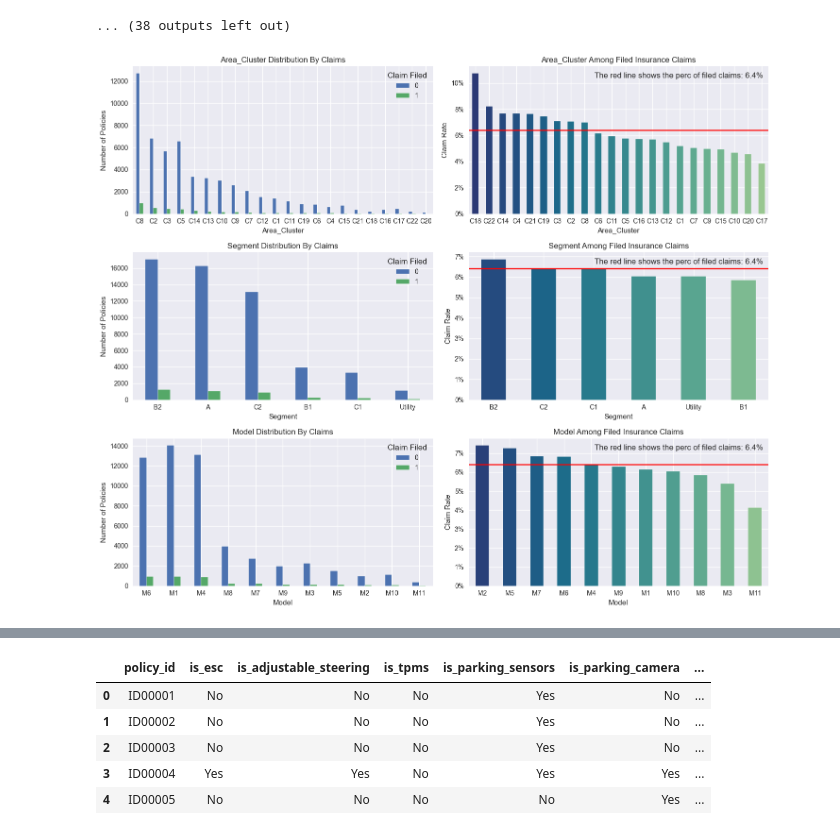
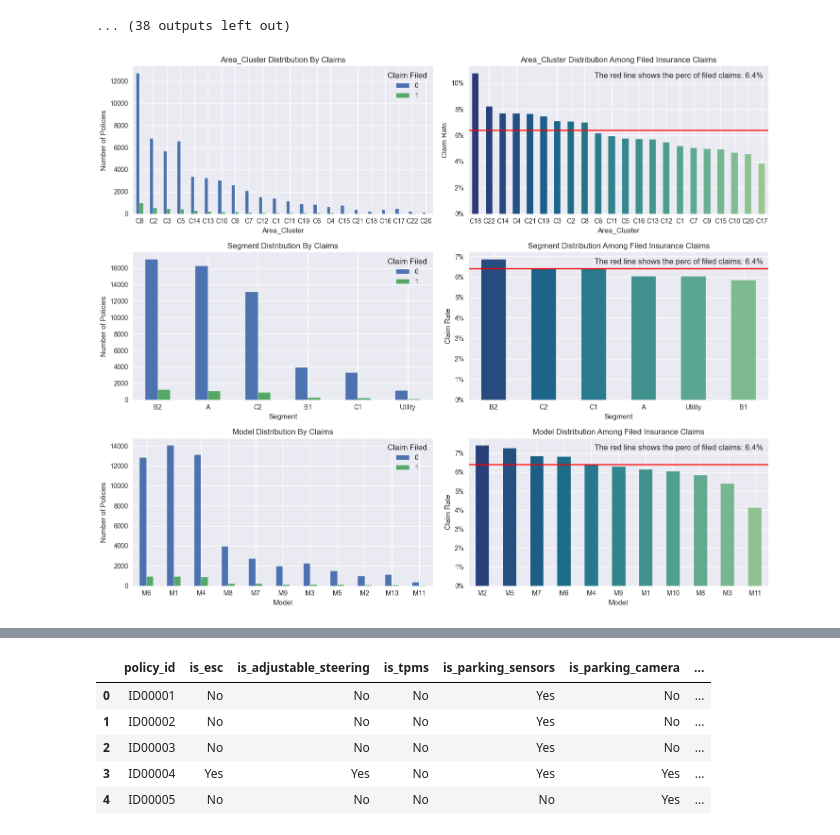
Before and after one commit to Clopes15/Portfolio_Versicherung, a Jupyter notebook: notebooks/pkw_versicherung_02.ipynb, the cells around one changed output, grey strips where cells are left out. Cells and saved outputs as stored; diff of their text form; code cells hidden in the pictures.

```diff
--- a/notebooks/pkw_versicherung_02.ipynb
+++ b/notebooks/pkw_versicherung_02.ipynb
@@ -249,3 +248,14 @@ df_float.describe()
 heatmap_corr(df_float)
 # %% [output]
 [figure]
+# %%
+fig, ax = plt.subplots(ncols = 3, figsize=(15, 5))
+
+cols = ['policy_tenure', 'age_of_car', 'age_of_policyholder']
+
+for (i, col) in enumerate(cols):
+    sns.histplot(df_float[col], kde = True, ax=ax[i], color=sns.color_palette("crest")[2*i+1])
+    ax[i].set(title = '{} Distribution'.format(col).title(), xlabel = col, ylabel = 'Number of Policies')
+
+plt.tight_layout()
+plt.show()
@@ -252,4 +264,5 @@ heatmap_corr(df_float)
 # %%
+plt.style.use('seaborn-v0_8')
 fig, ax = plt.subplots(nrows = 2, ncols = 3, figsize=(15, 8))
 
 ax = ax.flatten() # achata o array ax, transforma o array 2D (2 linhas x 3 colunas) em um array 1D - vetor (6 itens).
@@ -347,26 +360,26 @@ for col in df_cat.columns:
 # %%
 fig, ax = plt.subplots(nrows = 3, ncols = 2, figsize=(15, 12))
 ax = ax.flatten()
 
 cols = ['area_cluster', 'segment', 'model']
 
-for i, col in enumerate(cols):
+for (i, col) in enumerate(cols):
     var_ct = pd.crosstab(index = df_cat[col], columns = df_cat['is_claim'])
     var_ct = var_ct.sort_values(by=1, ascending=False)
     var_ct.plot(kind = 'bar', ax = ax[2*i])
     ax[2*i].set(title = '{} Distribution by Claims'.format(col).title(), xlabel = col.title(), ylabel = 'Number of Policies')
     ax[2*i].legend(title='Claim Filed')
     ax[2*i].xaxis.set_tick_params(labelrotation=0);
 
     colors = sns.color_palette('crest', n_colors=len(df_cat[col].unique()))[::-1] # Paleta invertida: mais escuro = maior incidência
     df_cat.groupby(col)['is_claim'].mean().sort_values(ascending=False).plot(kind = 'bar', color = colors, ax = ax[2*i + 1])
-    ax[2*i + 1].set(title = '{} Among Filed Insurance Claims'.format(col).title(), xlabel = col.title(), ylabel = 'Claim Rate')
+    ax[2*i + 1].set(title = '{} Distribution Among Filed Insurance Claims'.format(col).title(), xlabel = col.title(), ylabel = 'Claim Rate')
     ax[2*i + 1].set_yticklabels(['{:.0f}%'.format(x*100) for x in ax[2*i + 1].get_yticks()])
     ax[2*i + 1].xaxis.set_tick_params(labelrotation=0)
     ax[2*i + 1].axhline(color='red', y = df_cat['is_claim'].mean());
     ax[2*i + 1].text(transform=ax[2*i + 1].transAxes,
                      s = 'The red line shows the perc of filed claims: {}%'.format(round(df_cat['is_claim'].mean()*100, 2)), x =0.42, y=0.92)
 
 plt.tight_layout()
 # %% [output]
-[figure, old version]
+[figure, new version]
```
Also changed, not shown: parts of 7 cells of this notebook, 1 other file.
